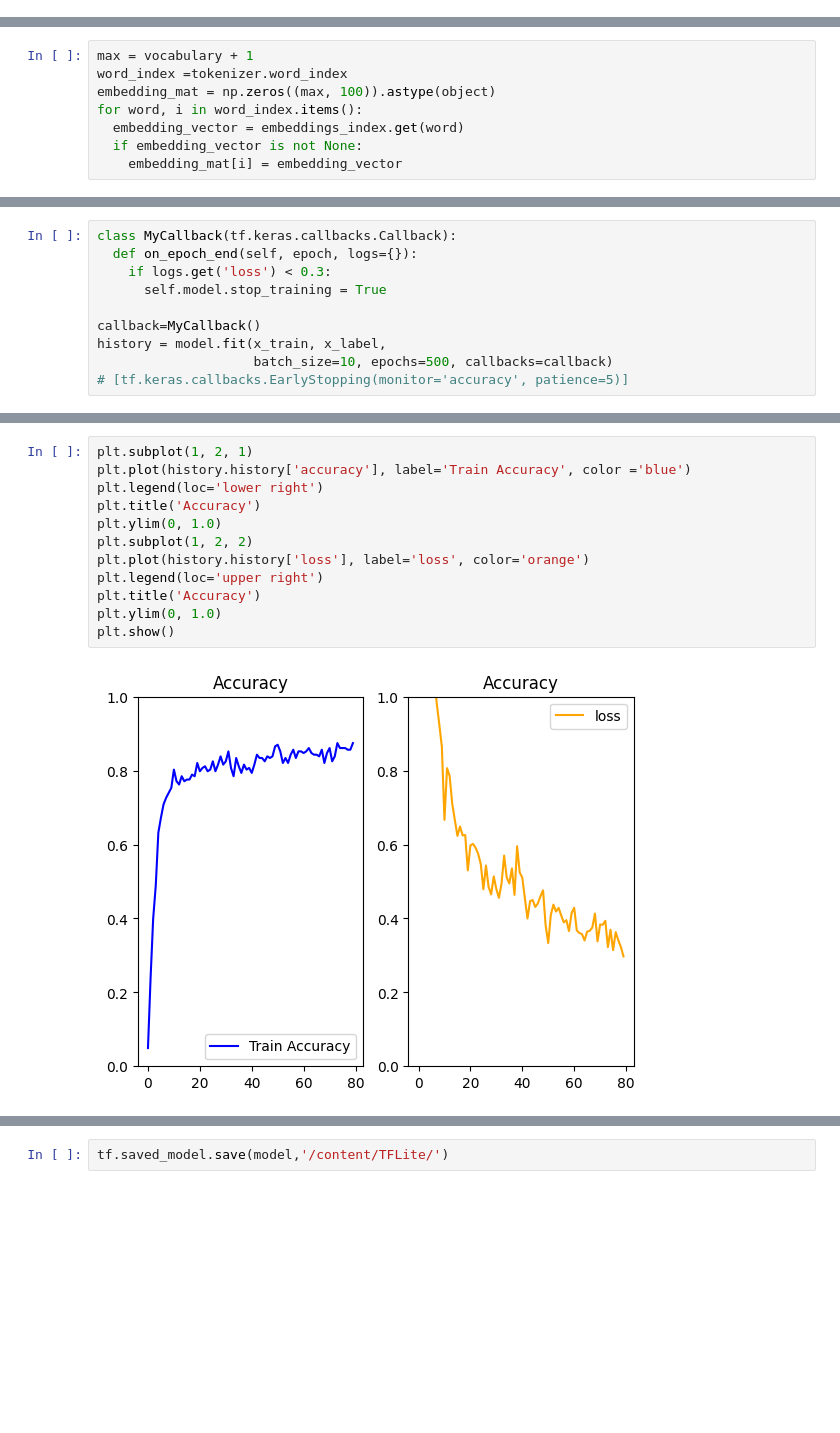
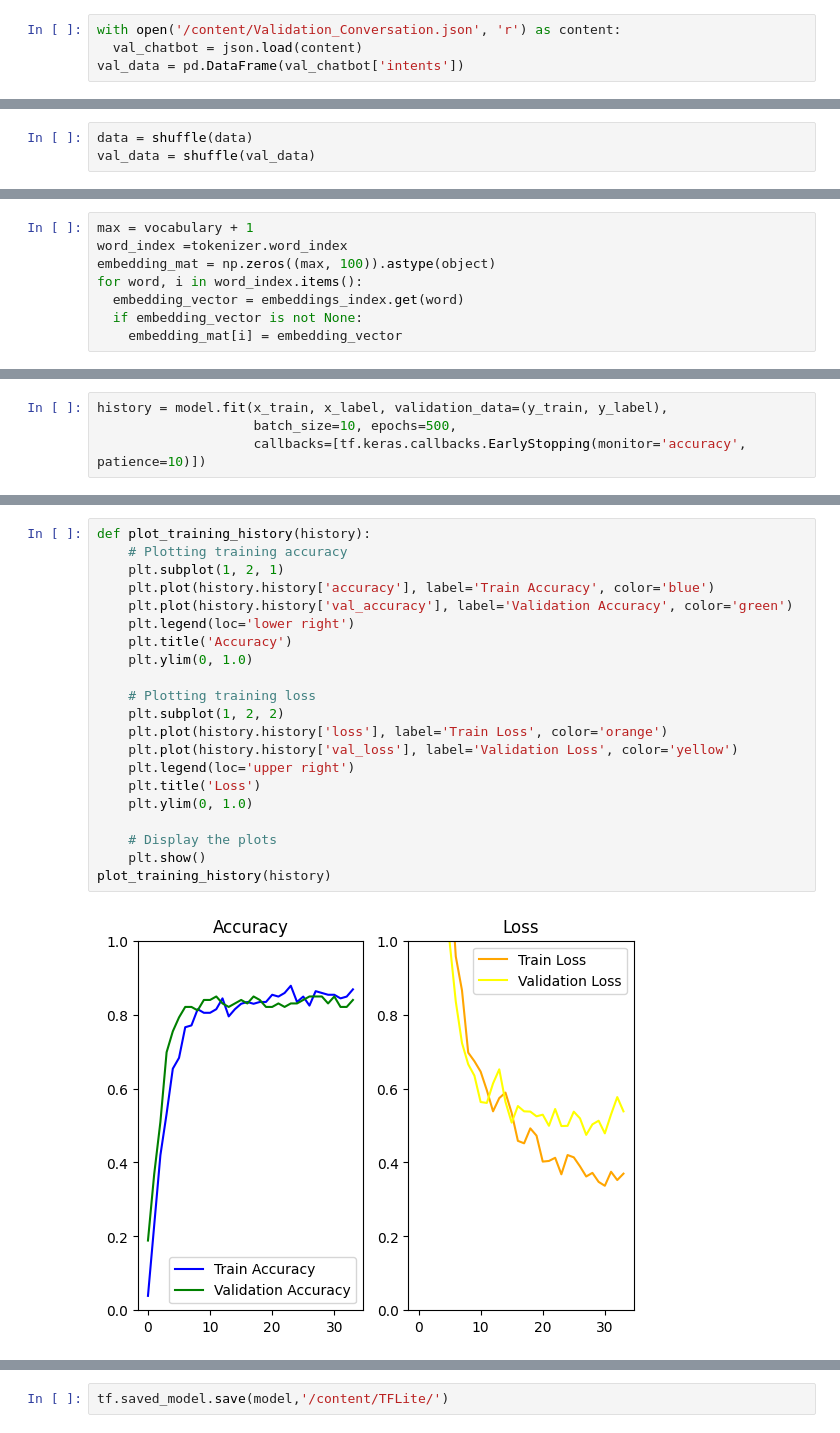
Before and after one commit to oohgan/HugU---CH2-PS423, a Jupyter notebook: [CH2-PS423]/ML/ChatBot/Model_Chatbot.ipynb, the cells around one changed output, grey strips where cells are left out. Cells and saved outputs as stored; diff of their text form; blank space fills up the shorter version.

Commit message:
Revised Chatbot Model and Dataset (Train & Val)

```diff
--- a/[CH2-PS423]/ML/ChatBot/Model_Chatbot.ipynb
+++ b/[CH2-PS423]/ML/ChatBot/Model_Chatbot.ipynb
@@ -45,0 +47,4 @@ data
+# %%
+with open('/content/Validation_Conversation.json', 'r') as content:
+  val_chatbot = json.load(content)
+val_data = pd.DataFrame(val_chatbot['intents'])
@@ -78,2 +123,5 @@ print(len(word_index))
+# %%
+data = shuffle(data)
+val_data = shuffle(val_data)
 # %%
 label_encode = LabelEncoder()
@@ -180,13 +250,7 @@ Non-trainable params: 8818500 (33.64 MB)
 _________________________________________________________________
 # %%
-class MyCallback(tf.keras.callbacks.Callback):
-  def on_epoch_end(self, epoch, logs={}):
-    if logs.get('loss') < 0.3:
-      self.model.stop_training = True
-
-callback=MyCallback()
-history = model.fit(x_train, x_label,
-                    batch_size=10, epochs=500, callbacks=callback)
-# [tf.keras.callbacks.EarlyStopping(monitor='accuracy', patience=5)]
+history = model.fit(x_train, x_label, validation_data=(y_train, y_label),
+                    batch_size=10, epochs=500,
+                    callbacks=[tf.keras.callbacks.EarlyStopping(monitor='accuracy', patience=10)])
 # %% [output]
 Epoch 1/500
@@ -209,17 +273,26 @@ Epoch 80/500
 # %%
-plt.subplot(1, 2, 1)
-plt.plot(history.history['accuracy'], label='Train Accuracy', color ='blue')
-plt.legend(loc='lower right')
-plt.title('Accuracy')
-plt.ylim(0, 1.0)
-plt.subplot(1, 2, 2)
-plt.plot(history.history['loss'], label='loss', color='orange')
-plt.legend(loc='upper right')
-plt.title('Accuracy')
-plt.ylim(0, 1.0)
-plt.show()
+def plot_training_history(history):
+    # Plotting training accuracy
+    plt.subplot(1, 2, 1)
+    plt.plot(history.history['accuracy'], label='Train Accuracy', color='blue')
+    plt.plot(history.history['val_accuracy'], label='Validation Accuracy', color='green')
+    plt.legend(loc='lower right')
+    plt.title('Accuracy')
+    plt.ylim(0, 1.0)
+
+    # Plotting training loss
+    plt.subplot(1, 2, 2)
+    plt.plot(history.history['loss'], label='Train Loss', color='orange')
+    plt.plot(history.history['val_loss'], label='Validation Loss', color='yellow')
+    plt.legend(loc='upper right')
+    plt.title('Loss')
+    plt.ylim(0, 1.0)
+
+    # Display the plots
+    plt.show()
+plot_training_history(history)
 # %% [output]
-[figure, old version]
+[figure, new version]
 # %%
 def chatbot_test():
   while True:
```
Also changed, not shown: parts of 14 cells of this notebook, 6 other files.
